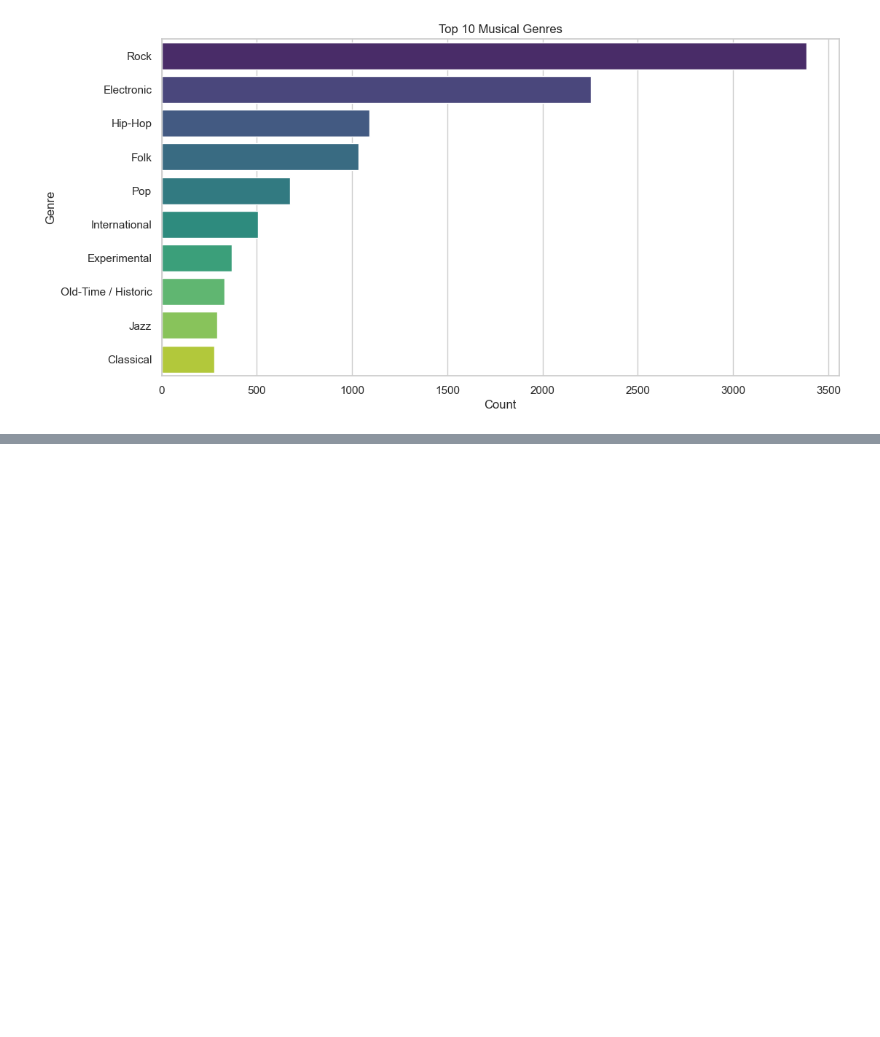
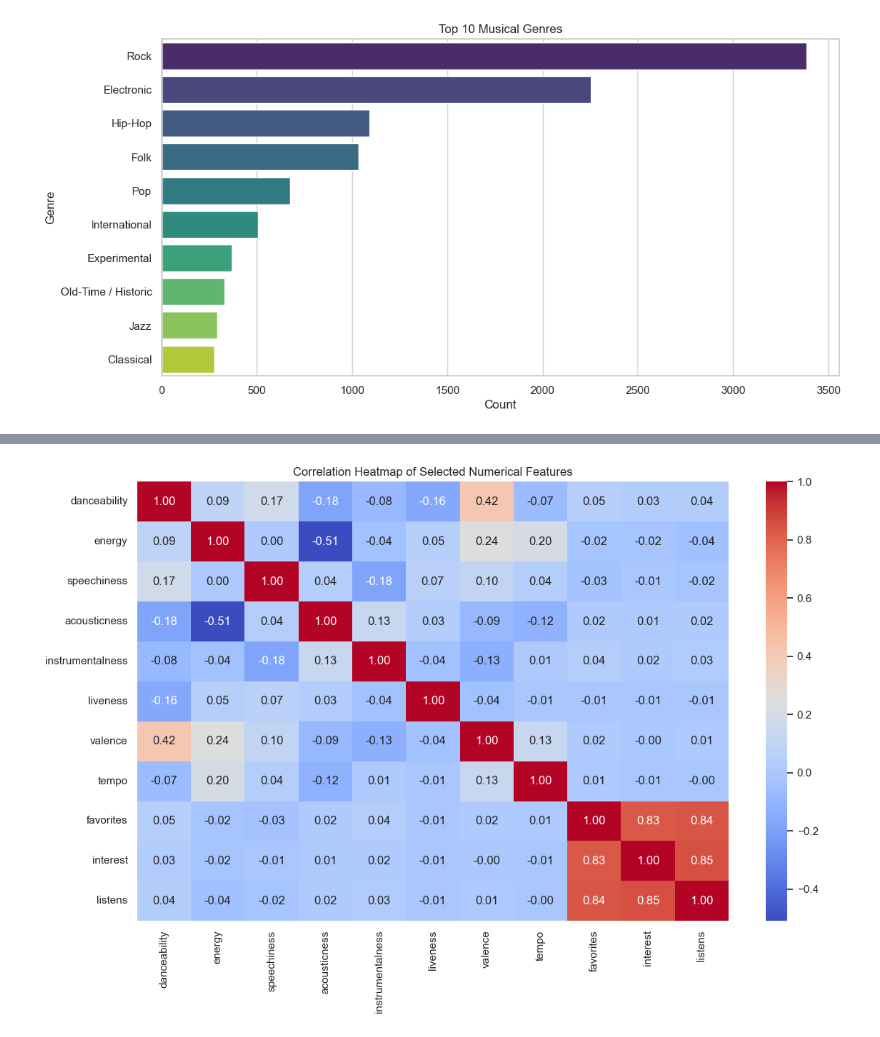
Before and after one commit to cyrilsaadd/supervised-learning-challenge, a Jupyter notebook: explore.ipynb, the cells around one changed output, grey strips where cells are left out. Saved outputs shown, nothing was run; the diff lists cells and outputs as text; code cells hidden in the pictures; blank space fills up the shorter version.

```diff
--- a/explore.ipynb
+++ b/explore.ipynb
@@ -315,0 +335,11 @@ Name: count, dtype: int64
+# %%
+# Correlation heatmap of selected numerical features
+plt.figure(figsize=(12, 8))
+selected_features = ['danceability', 'energy','speechiness', 'acousticness', 'instrumentalness', 'liveness', 'valence', 'tempo', 'favorites', 'interest', 'listens']
+corr_matrix = df[selected_features].corr()
+sns.heatmap(corr_matrix, annot=True, fmt=".2f", cmap='coolwarm')
+plt.title('Correlation Heatmap of Selected Numerical Features')
+plt.tight_layout()
+plt.show()
+# %% [output]
+[figure, added]
```
Also changed, not shown: parts of 7 cells of this notebook, 2 other files.
